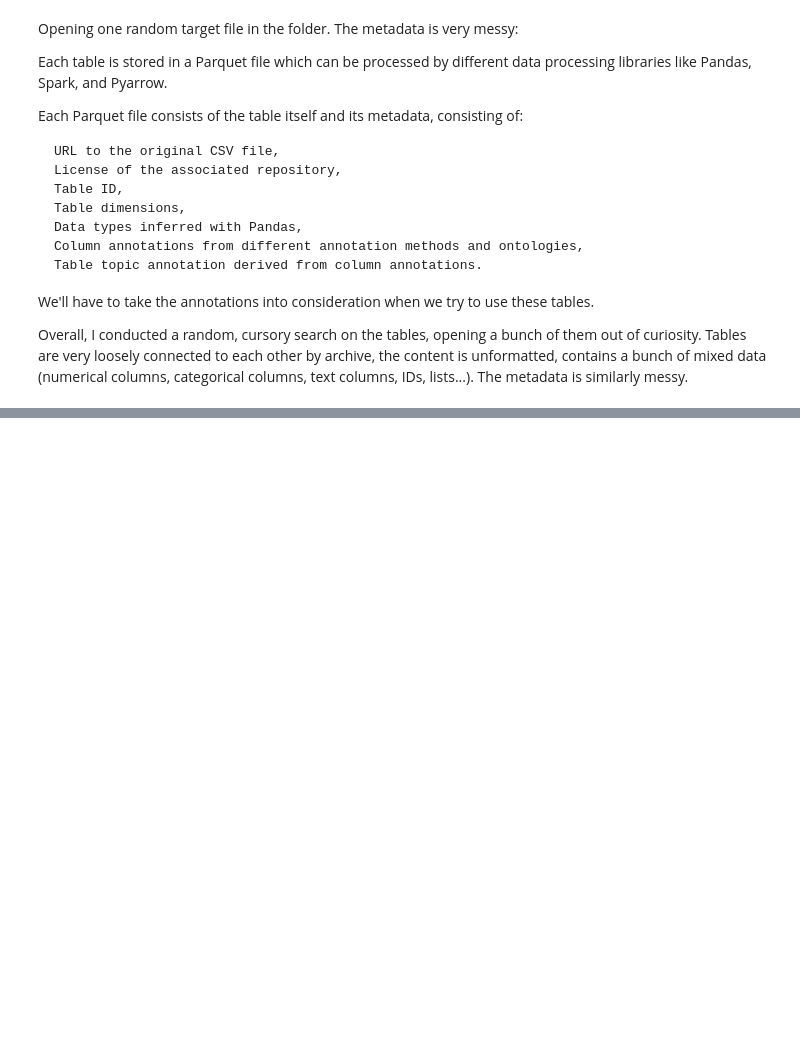
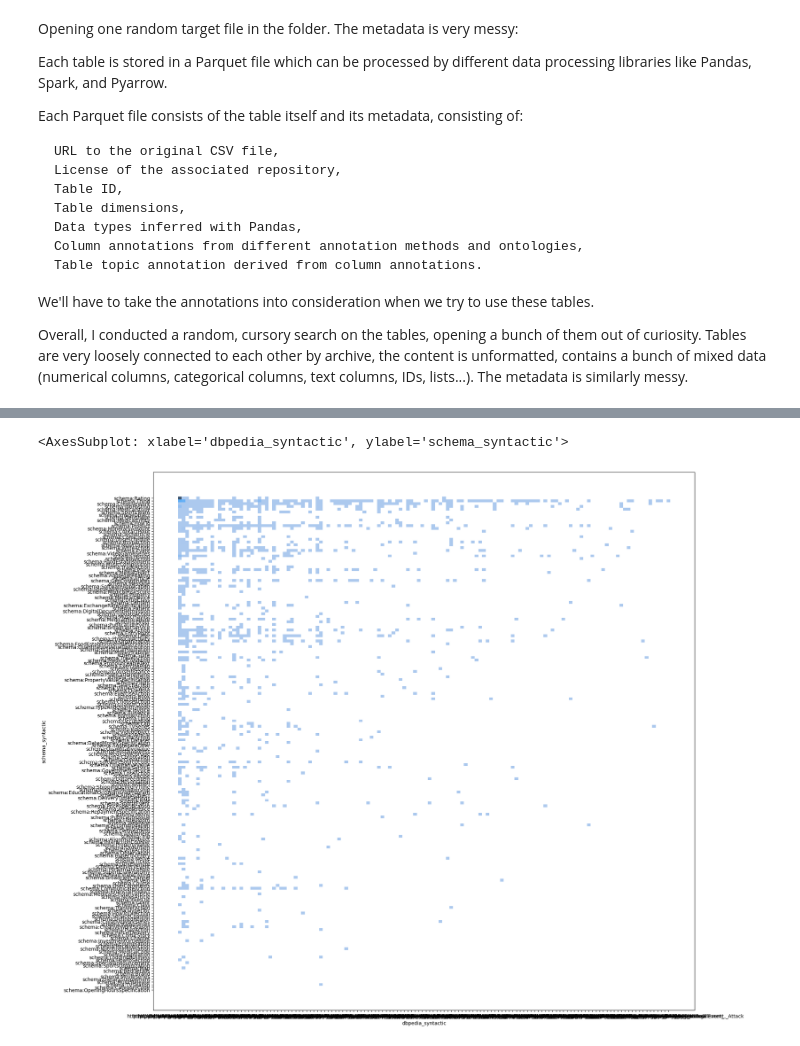
Before and after one commit to rcap107/study-gittables, a Jupyter notebook: notebooks/metadata-study.ipynb, the cells around one changed output, grey strips where cells are left out. Cells and saved outputs as stored; diff of their text form; code cells hidden in the pictures; blank space fills up the shorter version.

```diff
--- a/notebooks/metadata-study.ipynb
+++ b/notebooks/metadata-study.ipynb
@@ -53,0 +53,13 @@ b'{"license": "GNU General Public License v3.0", "csv_url": "https://github.com/
+# %%
+_df = pd.read_csv("data/zenodo/info_tables/info_compiled_md.csv", header=None)
+_df.drop(0, axis=1, inplace=True)
+# %%
+columns = [
+    "group_name",
+    "name",
+    "schema_syntactic",
+    "schema_semantic",
+    "dbpedia_syntactic",
+    "dbpedia_semantic",
+]
+_df.columns = columns
@@ -53,0 +74,6 @@ b'{"license": "GNU General Public License v3.0", "csv_url": "https://github.com/
+# %%
+fig, ax = plt.subplots(1, figsize=(20,20))
+sns.histplot(data=_df, x="dbpedia_syntactic", y="schema_syntactic", ax=ax)
+# %% [output]
+<AxesSubplot: xlabel='dbpedia_syntactic', ylabel='schema_syntactic'>
+[figure, added]
```
Also changed, not shown: parts of 8 cells of this notebook.
